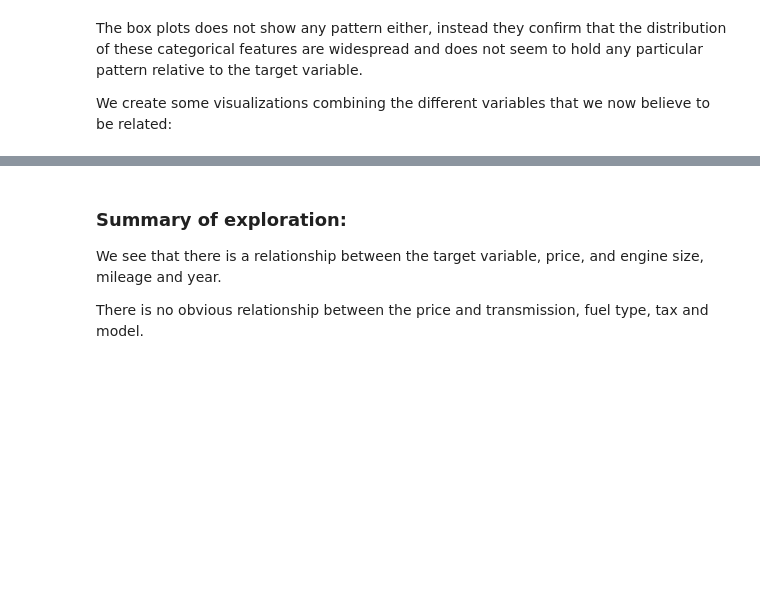
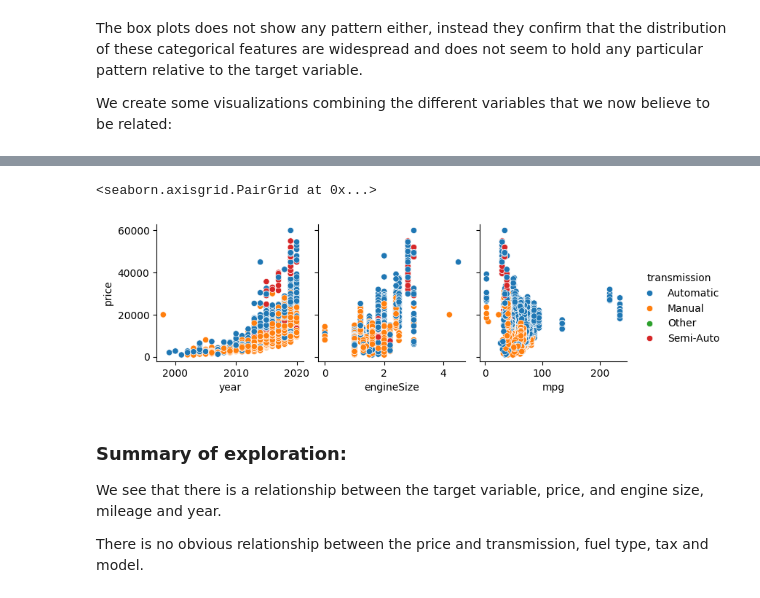
Before and after one commit to lenelise/dc_practice, a Jupyter notebook: practice_exam.ipynb, the cells around one changed output, grey strips where cells are left out. Drawn from its saved outputs; the diff is of its cells as text; code cells hidden in the pictures; blank space fills up the shorter version.

```diff
--- a/practice_exam.ipynb
+++ b/practice_exam.ipynb
@@ -173,2 +175,5 @@ We create some visualizations combining the different variables that we now beli
 # %%
-# sns.pairplot(data=toyota, y_vars="price", x_vars=["year", "engineSize", "mpg"], hue="transmission")
+sns.pairplot(data=toyota, y_vars="price", x_vars=["year", "engineSize", "mpg"], hue="transmission")
+# %% [output]
+<seaborn.axisgrid.PairGrid at 0x...>
+[figure, added]
```
Also changed, not shown: parts of 4 cells of this notebook.
